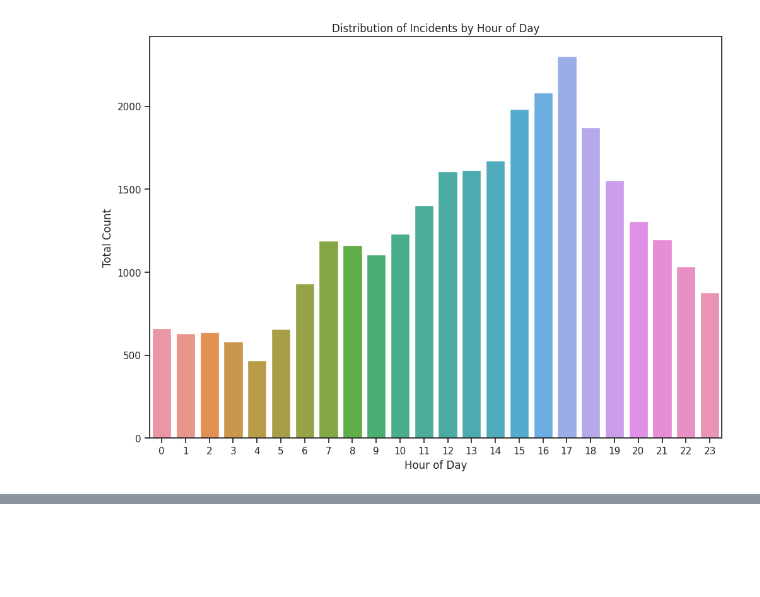
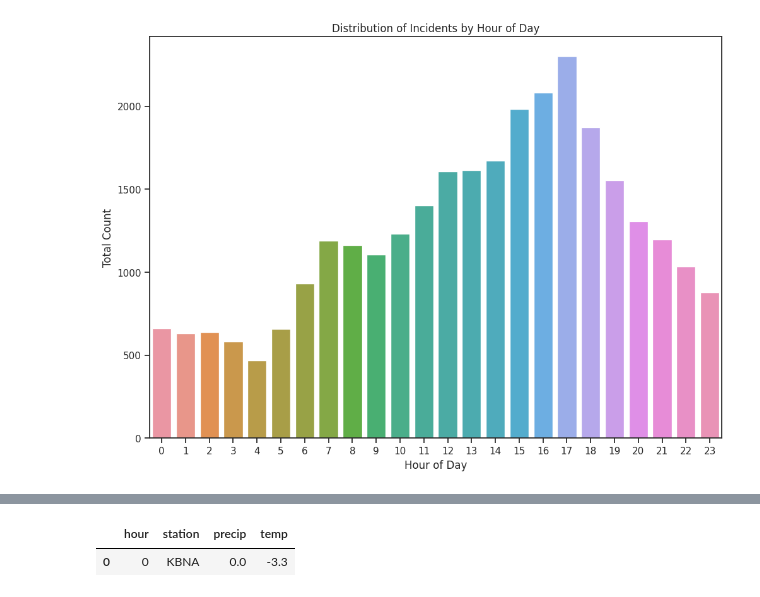
Before and after one commit to JoshScherer/Emergency-Response, a Jupyter notebook: FiguringOutSpark.ipynb, the cells around one changed output, grey strips where cells are left out. Cells and saved outputs as stored; diff of their text form; code cells hidden in the pictures; blank space fills up the shorter version.

Commit message:
Extract weather for first hour for bucketing

```diff
--- a/FiguringOutSpark.ipynb
+++ b/FiguringOutSpark.ipynb
@@ -475,0 +541,8 @@ Now, we're going to need to extract ONLY ONE element of the weather from a given
+# %%
+with open('/content/localtest2.out/part-00000-5936ab53-064f-46d1-b33a-01bd825b52f4-c000.csv') as f:
+  lines = f.readlines()
+  time_hist = pd.read_csv('/content/localtest2.out/part-00000-5936ab53-064f-46d1-b33a-01bd825b52f4-c000.csv', header=None, names=['hour', 'station', 'precip', 'temp'])
+time_hist
+# %% [output]
+|  | hour | station | precip | temp |
+| 0 | 0 | KBNA | 0.0 | -3.3 |
```
Also changed, not shown: parts of 4 cells of this notebook.
